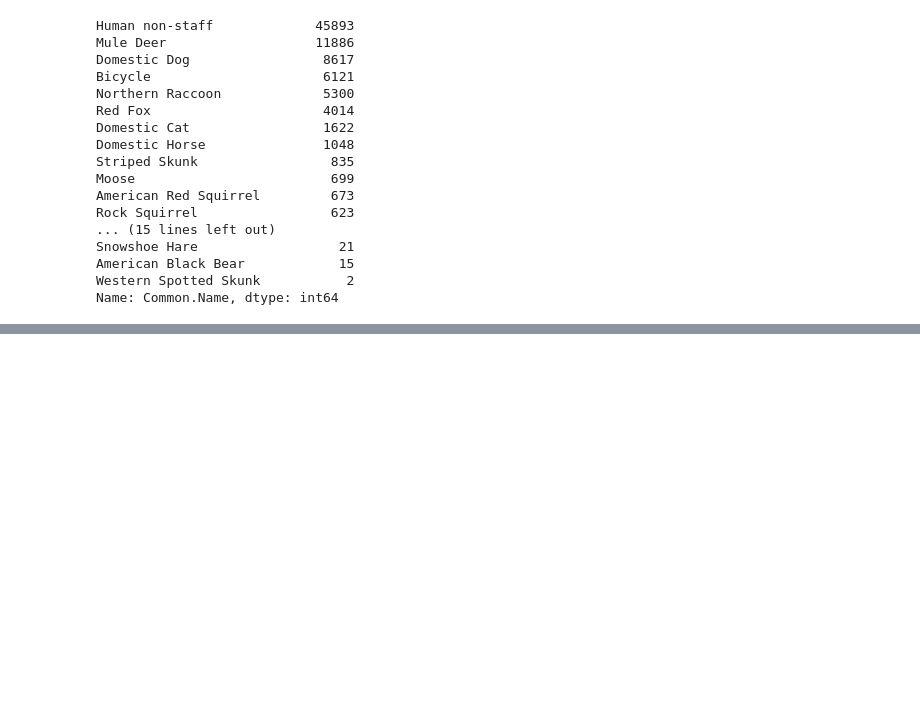
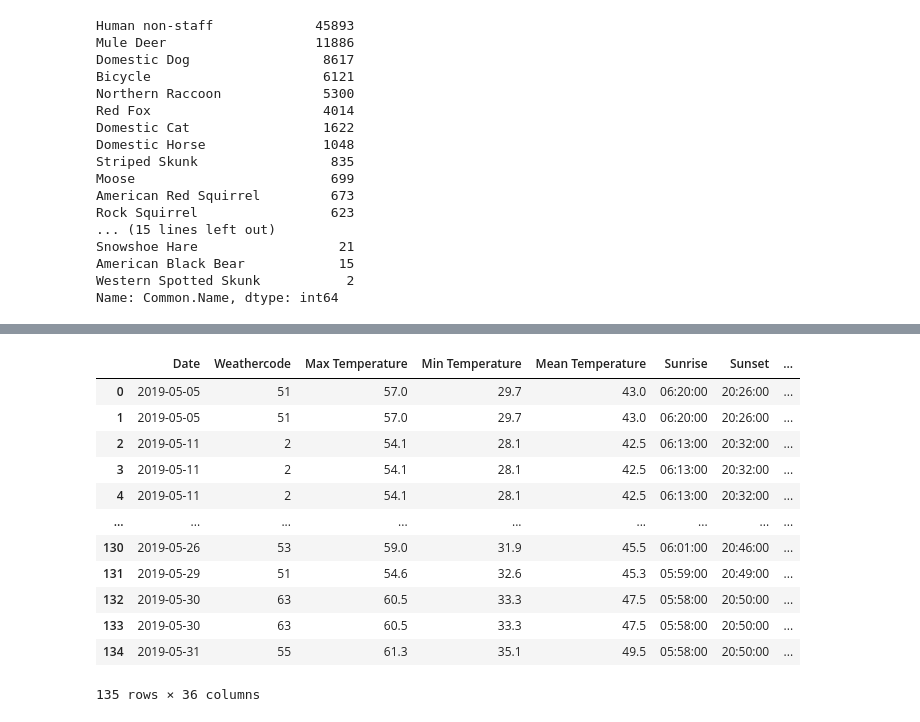
Before and after one commit to kwlayton1/Project1, a Jupyter notebook: Wildlife_Data_Analysis_KL.ipynb, the cells around one changed output, grey strips where cells are left out. Cells and saved outputs as stored; diff of their text form; code cells hidden in the pictures; blank space fills up the shorter version.

```diff
--- a/Wildlife_Data_Analysis_KL.ipynb
+++ b/Wildlife_Data_Analysis_KL.ipynb
@@ -162,0 +171,26 @@ human_wildlife_2020
+# %%
+#Using station d60066
+# Specify the column name and the list of desired values you want to filter on
+column_name = 'Station'
+desired_values = ['d60066']
+
+# Create a new DataFrame by filtering the rows based on the desired values using isin method
+human_wildlife_2s = human_wildlife_2019[human_wildlife_2019[column_name].isin(desired_values)].copy()
+
+# If you want to reset the index of the new DataFrame
+human_wildlife_2s.reset_index(drop=True, inplace=True)
+human_wildlife_2s
+# %% [output]
+|  | Date | Weathercode | Max Temperature | Min Temperature | Mean Temperature | Sunrise | Sunset | ... |
+| 0 | 2019-05-05 | 51 | 57.0 | 29.7 | 43.0 | 06:20:00 | 20:26:00 | ... |
+| 1 | 2019-05-05 | 51 | 57.0 | 29.7 | 43.0 | 06:20:00 | 20:26:00 | ... |
+| 2 | 2019-05-11 | 2 | 54.1 | 28.1 | 42.5 | 06:13:00 | 20:32:00 | ... |
+| 3 | 2019-05-11 | 2 | 54.1 | 28.1 | 42.5 | 06:13:00 | 20:32:00 | ... |
+| 4 | 2019-05-11 | 2 | 54.1 | 28.1 | 42.5 | 06:13:00 | 20:32:00 | ... |
+| ... | ... | ... | ... | ... | ... | ... | ... | ... |
+| 130 | 2019-05-26 | 53 | 59.0 | 31.9 | 45.5 | 06:01:00 | 20:46:00 | ... |
+| 131 | 2019-05-29 | 51 | 54.6 | 32.6 | 45.3 | 05:59:00 | 20:49:00 | ... |
+| 132 | 2019-05-30 | 63 | 60.5 | 33.3 | 47.5 | 05:58:00 | 20:50:00 | ... |
+| 133 | 2019-05-30 | 63 | 60.5 | 33.3 | 47.5 | 05:58:00 | 20:50:00 | ... |
+| 134 | 2019-05-31 | 55 | 61.3 | 35.1 | 49.5 | 05:58:00 | 20:50:00 | ... |
+135 rows × 36 columns
```
Also changed, not shown: parts of 19 cells of this notebook, 1 other file.
